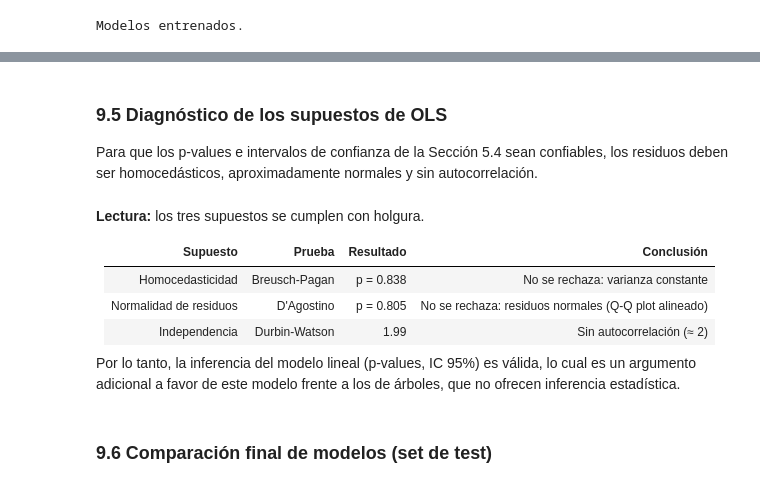
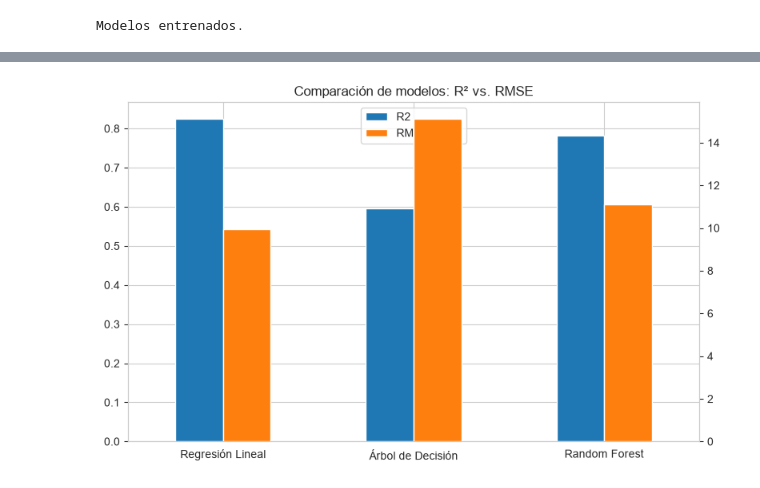
Before and after one commit to ISPC-ProCoders-2026/devAi, a Jupyter notebook: burnout_analysis.ipynb, the cells around one changed output, grey strips where cells are left out. Saved outputs shown, nothing was run; the diff lists cells and outputs as text; code cells hidden in the pictures.

```diff
--- a/burnout_analysis.ipynb
+++ b/burnout_analysis.ipynb
@@ -624,4 +607,0 @@ print("Correlación daily_work_hours vs screen_time:",
-# %% [markdown]
-### 9.5 Diagnóstico de los supuestos de OLS
-
-Para que los p-values e intervalos de confianza de la Sección 5.4 sean confiables, los residuos deben ser homocedásticos, aproximadamente normales y sin autocorrelación.
@@ -646,12 +607,0 @@ plt.tight_layout(); plt.show()
-# %% [markdown]
-**Lectura:** los tres supuestos se cumplen con holgura.
-
-| Supuesto | Prueba | Resultado | Conclusión |
-|---|---|---|---|
-| Homocedasticidad | Breusch-Pagan | p = 0.838 | No se rechaza: varianza constante |
-| Normalidad de residuos | D'Agostino | p = 0.805 | No se rechaza: residuos normales (Q-Q plot alineado) |
-| Independencia | Durbin-Watson | 1.99 | Sin autocorrelación (≈ 2) |
-
-Por lo tanto, la inferencia del modelo lineal (p-values, IC 95%) es válida, lo cual es un argumento adicional a favor de este modelo frente a los de árboles, que no ofrecen inferencia estadística.
-# %% [markdown]
-### 9.6 Comparación final de modelos (set de test)
@@ -672,0 +608,7 @@ final_table
+# %%
+comparison[["R2", "RMSE"]].plot(kind="bar", figsize=(8, 5), secondary_y="RMSE", rot=0)
+plt.title("Comparación de modelos: R² vs. RMSE")
+plt.tight_layout()
+plt.show()
+# %% [output]
+[figure, added]
```
Also changed, not shown: parts of 133 cells of this notebook.
